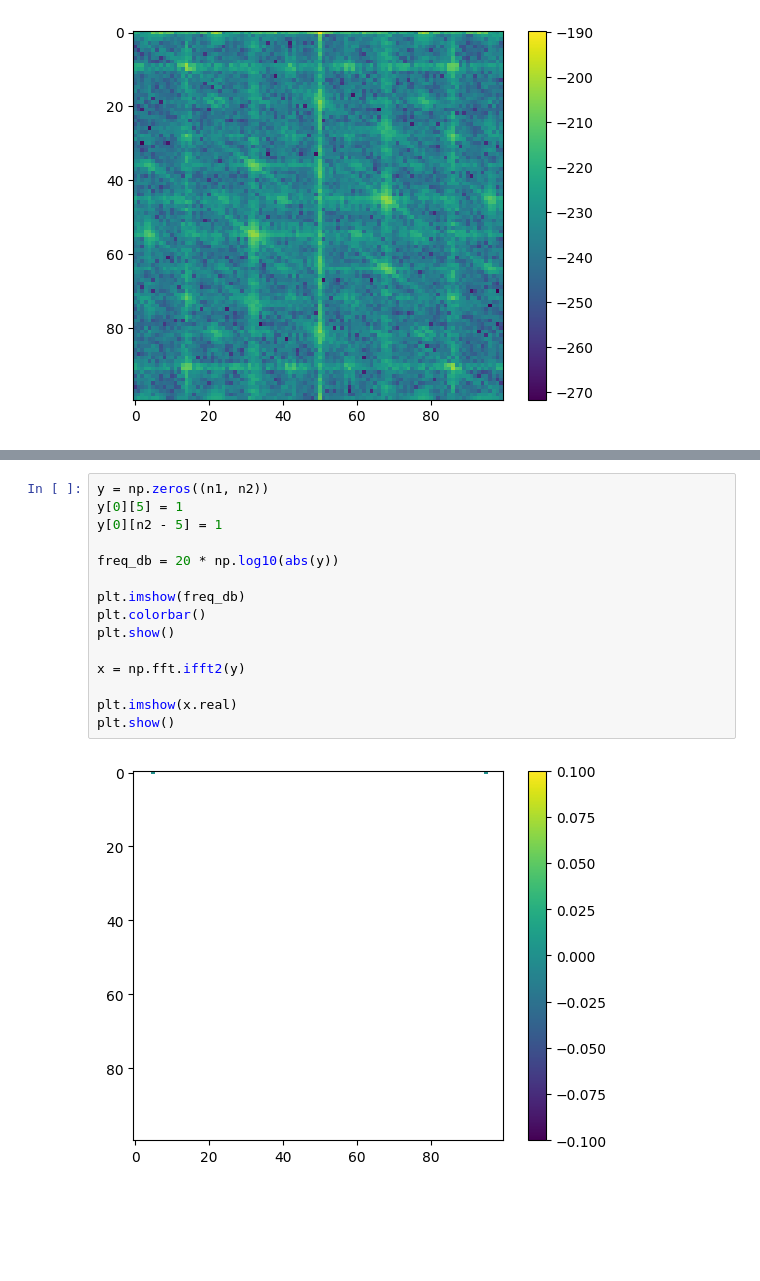
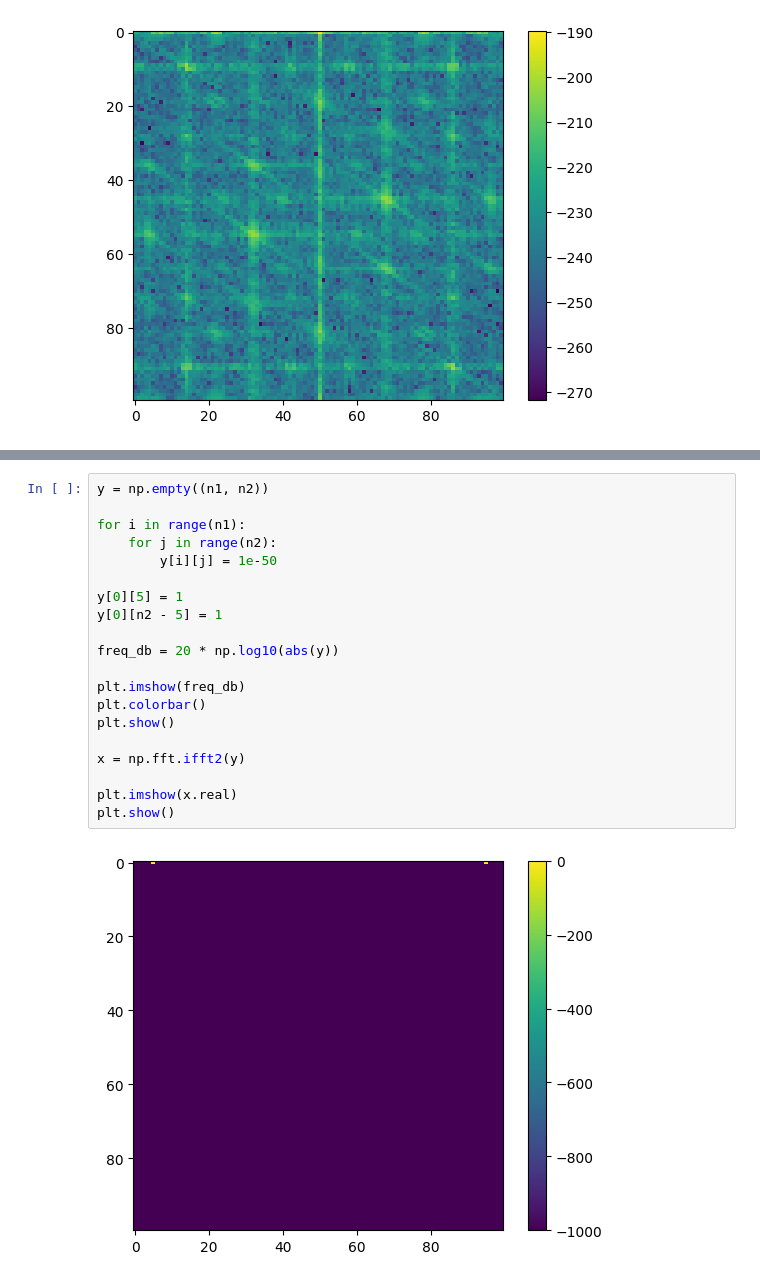
Before and after one commit to superBleep/Procesarea_Semnalelor, a Jupyter notebook: Lab_7_PS/Lab_7_PS.ipynb, the cells around one changed output, grey strips where cells are left out. Cells and saved outputs as stored; diff of their text form; blank space fills up the shorter version.

```diff
--- a/Lab_7_PS/Lab_7_PS.ipynb
+++ b/Lab_7_PS/Lab_7_PS.ipynb
@@ -160,18 +161,23 @@ plt.show()
 # %%
-y = np.zeros((n1, n2))
+y = np.empty((n1, n2))
+
+for i in range(n1):
+    for j in range(n2):
+        y[i][j] = 1e-50
+
 y[0][5] = 1
 y[0][n2 - 5] = 1
 
 freq_db = 20 * np.log10(abs(y))
 
 plt.imshow(freq_db)
 plt.colorbar()
 plt.show()
 
 x = np.fft.ifft2(y)
 
 plt.imshow(x.real)
 plt.show()
 # %% [output]
-[figure, old version]
+[figure, new version]
 [figure]
```
Also changed, not shown: parts of 5 cells of this notebook.
